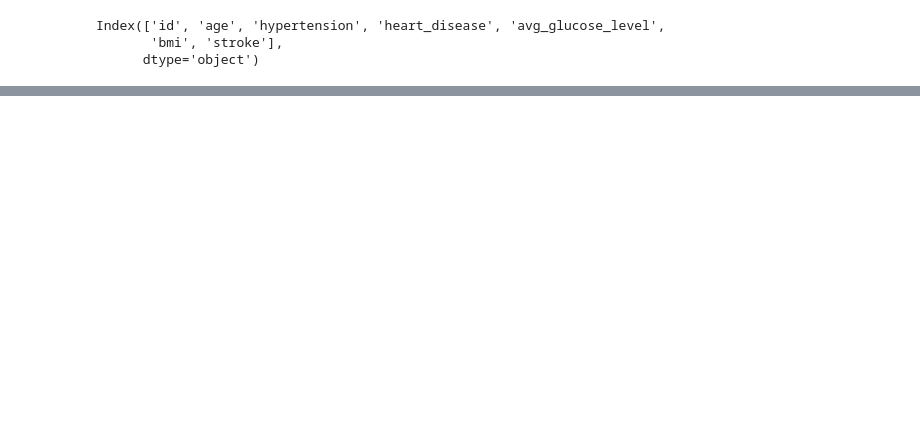
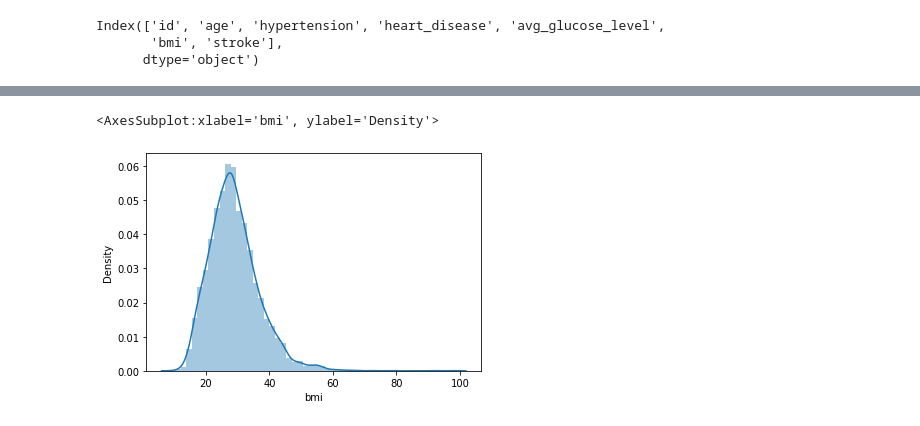
Before and after one commit to mcfatbeard57/Kaggle, a Jupyter notebook: Stroke Prediction/ STROKE PREDICTION- AUC - 0.94 🎯.ipynb, the cells around one changed output, grey strips where cells are left out. Cells and saved outputs as stored; diff of their text form; code cells hidden in the pictures; blank space fills up the shorter version.

```diff
--- a/Stroke Prediction/ STROKE PREDICTION- AUC - 0.94 🎯.ipynb
+++ b/Stroke Prediction/ STROKE PREDICTION- AUC - 0.94 🎯.ipynb
@@ -148,0 +133,6 @@ Name: hypertension, dtype: int64
+# %%
+#df['bmi'].hist()
+sns.distplot(df['bmi'])
+# %% [output]
+<AxesSubplot:xlabel='bmi', ylabel='Density'>
+[figure, added]
```
Also changed, not shown: parts of 18 cells of this notebook.
